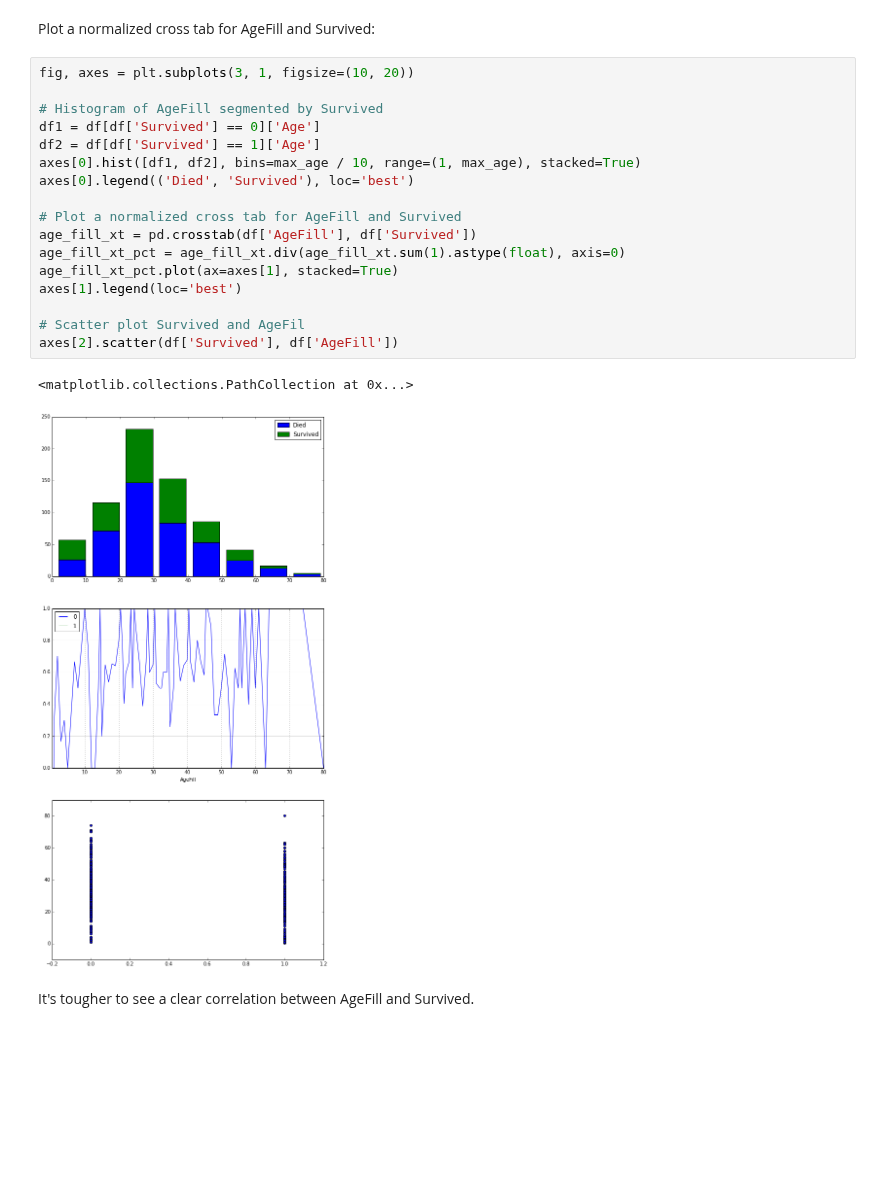
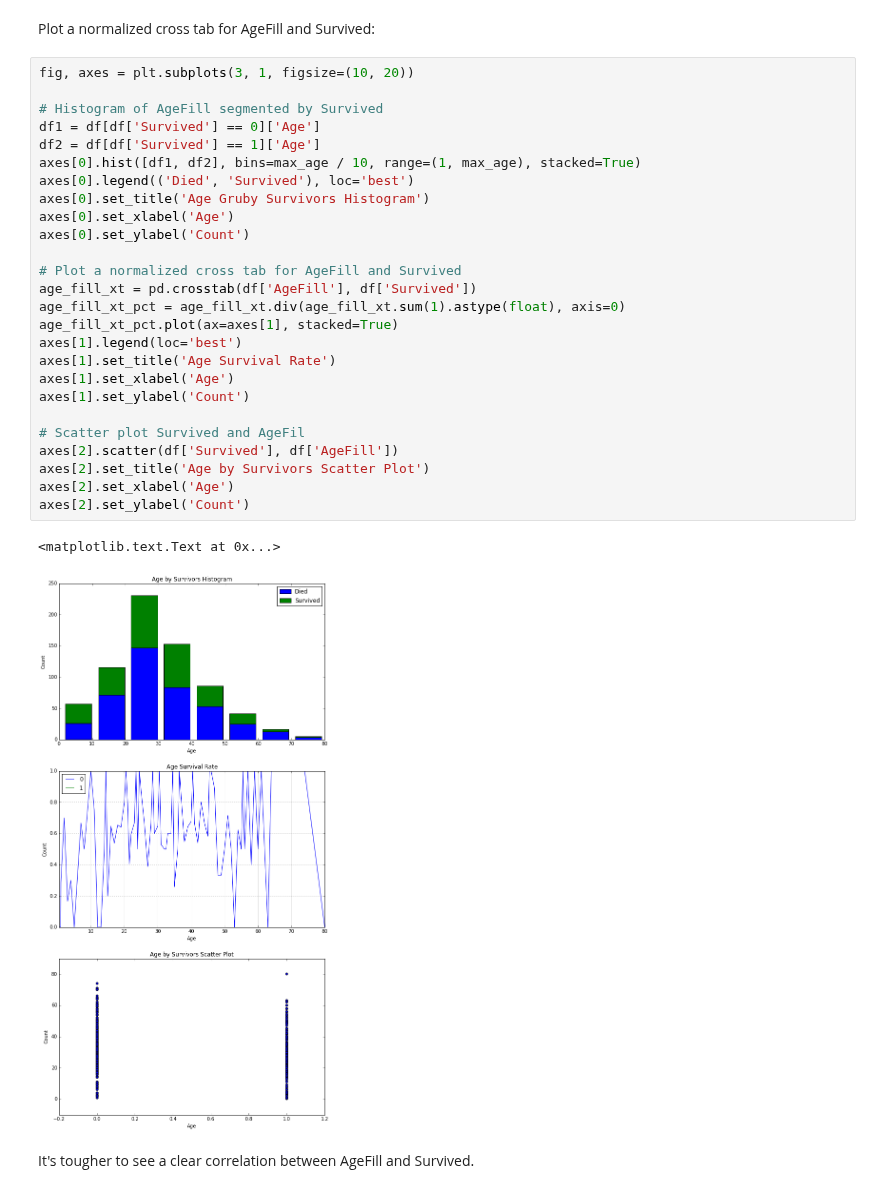
Before and after one commit to donnemartin/data-science-ipython-notebooks, a Jupyter notebook: kaggle/titanic.ipynb, the cells around one changed output. Saved outputs shown, nothing was run; the diff lists cells and outputs as text; blank space fills up the shorter version.

```diff
--- a/kaggle/titanic.ipynb
+++ b/kaggle/titanic.ipynb
@@ -516,23 +519,32 @@ Plot a normalized cross tab for AgeFill and Survived:
 # %%
 fig, axes = plt.subplots(3, 1, figsize=(10, 20))
 
 # Histogram of AgeFill segmented by Survived
 df1 = df[df['Survived'] == 0]['Age']
 df2 = df[df['Survived'] == 1]['Age']
 axes[0].hist([df1, df2], bins=max_age / 10, range=(1, max_age), stacked=True)
 axes[0].legend(('Died', 'Survived'), loc='best')
+axes[0].set_title('Age Gruby Survivors Histogram')
+axes[0].set_xlabel('Age')
+axes[0].set_ylabel('Count')
 
 # Plot a normalized cross tab for AgeFill and Survived
 age_fill_xt = pd.crosstab(df['AgeFill'], df['Survived'])
 age_fill_xt_pct = age_fill_xt.div(age_fill_xt.sum(1).astype(float), axis=0)
 age_fill_xt_pct.plot(ax=axes[1], stacked=True)
 axes[1].legend(loc='best')
+axes[1].set_title('Age Survival Rate')
+axes[1].set_xlabel('Age')
+axes[1].set_ylabel('Count')
 
 # Scatter plot Survived and AgeFil
 axes[2].scatter(df['Survived'], df['AgeFill'])
+axes[2].set_title('Age by Survivors Scatter Plot')
+axes[2].set_xlabel('Age')
+axes[2].set_ylabel('Count')
 # %% [output]
-<matplotlib.collections.PathCollection at 0x...>
+<matplotlib.text.Text at 0x...>
-[figure, old version]
+[figure, new version]
 # %% [markdown]
 It's tougher to see a clear correlation between AgeFill and Survived.
 # %%
```
Also changed, not shown: parts of 1 cell of this notebook.
